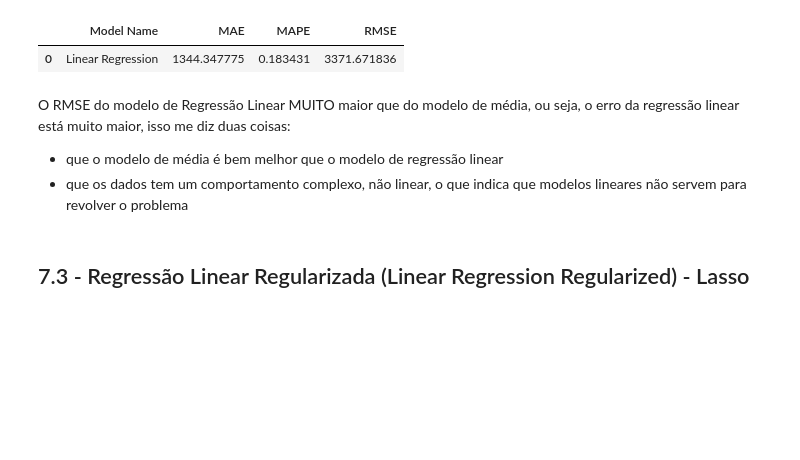
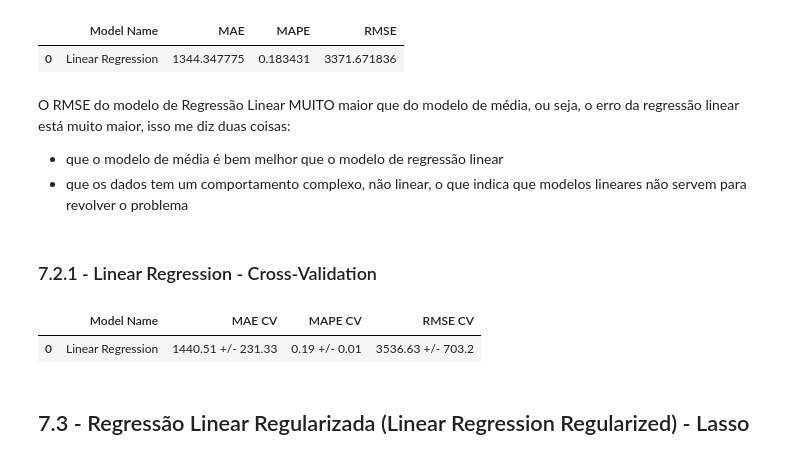
Before and after one commit to raphacanejo/rossmann_store_sales, a Jupyter notebook: passo_07_modelos_de_machine_learning.ipynb, the cells around one changed output. Saved outputs shown, nothing was run; the diff lists cells and outputs as text; code cells hidden in the pictures; blank space fills up the shorter version.

```diff
--- a/passo_07_modelos_de_machine_learning.ipynb
+++ b/passo_07_modelos_de_machine_learning.ipynb
@@ -1890,6 +1907,14 @@ lr_result
 O RMSE do modelo de Regressão Linear MUITO maior que do modelo de média, ou seja, o erro da regressão linear está muito maior, isso me diz duas coisas:
 - que o modelo de média é bem melhor que o modelo de regressão linear
 - que os dados tem um comportamento complexo, não linear, o que indica que modelos lineares não servem para revolver o problema
+# %% [markdown]
+### 7.2.1 - Linear Regression - Cross-Validation
+# %%
+lr_result_cv = cross_validation(x_training, 5, 'Linear Regression', LinearRegression(), verbose=False)
+lr_result_cv
+# %% [output]
+|  | Model Name | MAE CV | MAPE CV | RMSE CV |
+| 0 | Linear Regression | 1440.51 +/- 231.33 | 0.19 +/- 0.01 | 3536.63 +/- 703.2 |
 # %% [markdown]
 ## 7.3 - Regressão Linear Regularizada (Linear Regression Regularized) - Lasso
 # %%
```
Also changed, not shown: parts of 25 cells of this notebook, 10 other files.
